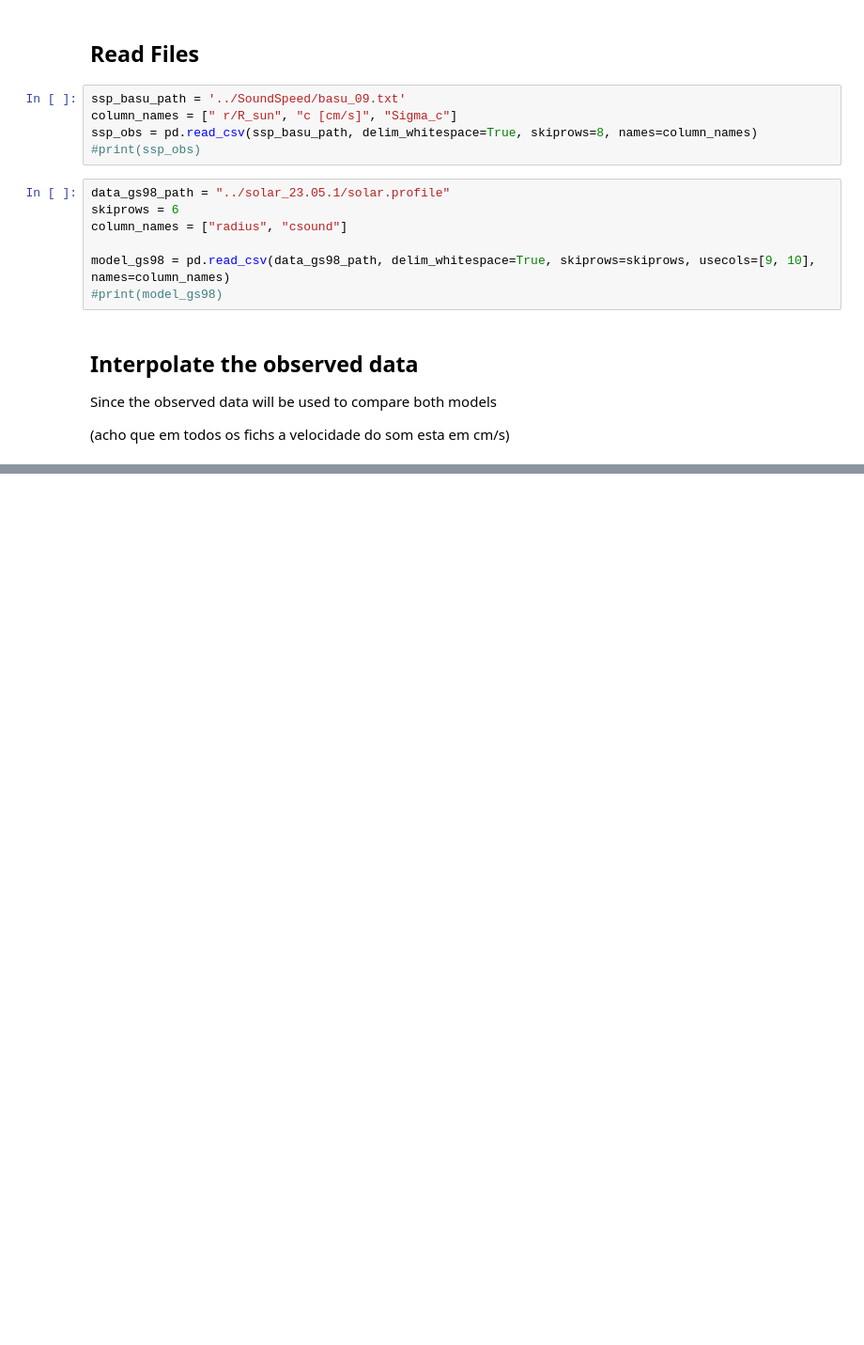
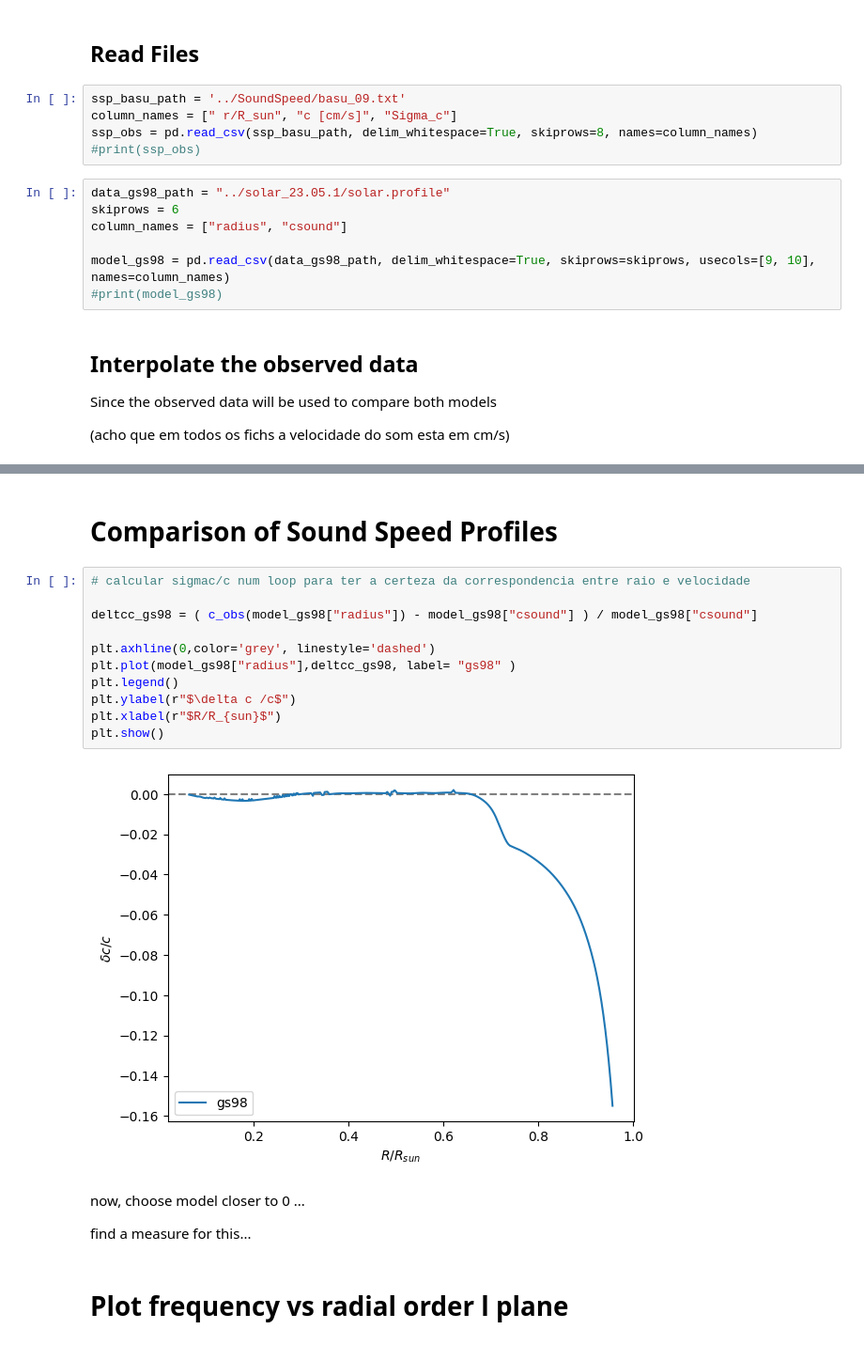
Before and after one commit to inesgpinto/stellar, a Jupyter notebook: mycode/part1.ipynb, the cells around one changed output, grey strips where cells are left out. Shown: that part at 94% size. Cells and saved outputs as stored; diff of their text form; blank space fills up the shorter version.

```diff
--- a/mycode/part1.ipynb
+++ b/mycode/part1.ipynb
@@ -43,0 +47,21 @@ plt.show()
+# %% [markdown]
+# Comparison of Sound Speed Profiles
+# %%
+# calcular sigmac/c num loop para ter a certeza da correspondencia entre raio e velocidade
+
+deltcc_gs98 = ( c_obs(model_gs98["radius"]) - model_gs98["csound"] ) / model_gs98["csound"]
+
+plt.axhline(0,color='grey', linestyle='dashed')
+plt.plot(model_gs98["radius"],deltcc_gs98, label= "gs98" )
+plt.legend()
+plt.ylabel(r"$\delta c /c$")
+plt.xlabel(r"$R/R_{sun}$")
+plt.show()
+# %% [output]
+[figure, added]
+# %% [markdown]
+now, choose model closer to 0 ...
+
+find a measure for this...
+# %% [markdown]
+# Plot frequency vs radial order l plane
```
Also changed, not shown: parts of 1 cell of this notebook.
